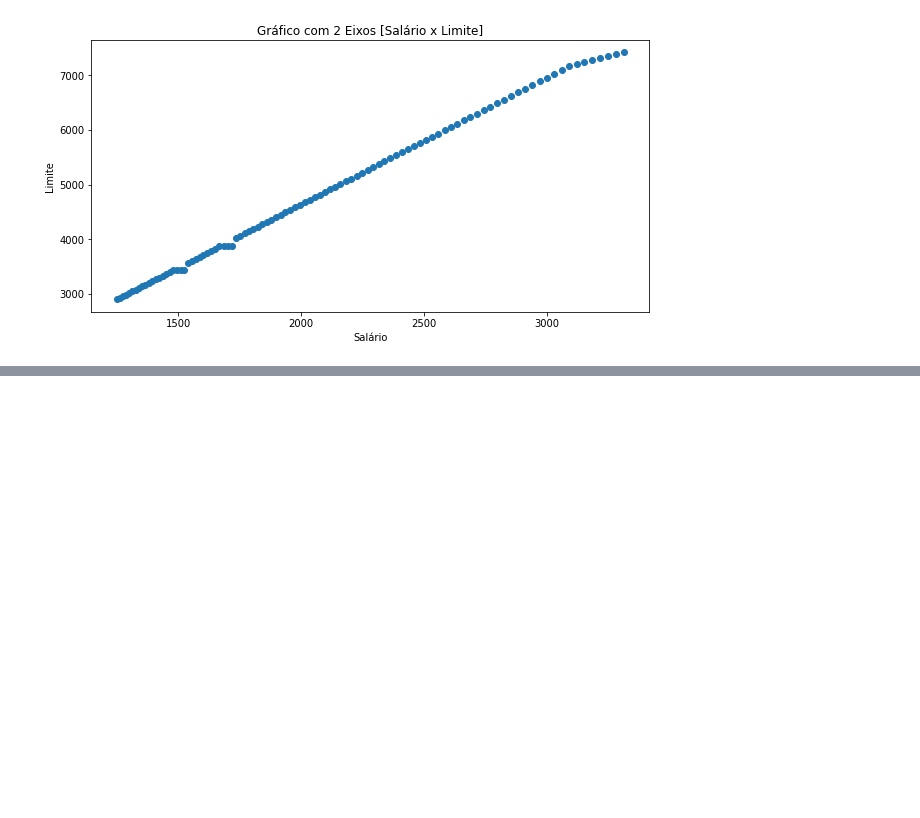
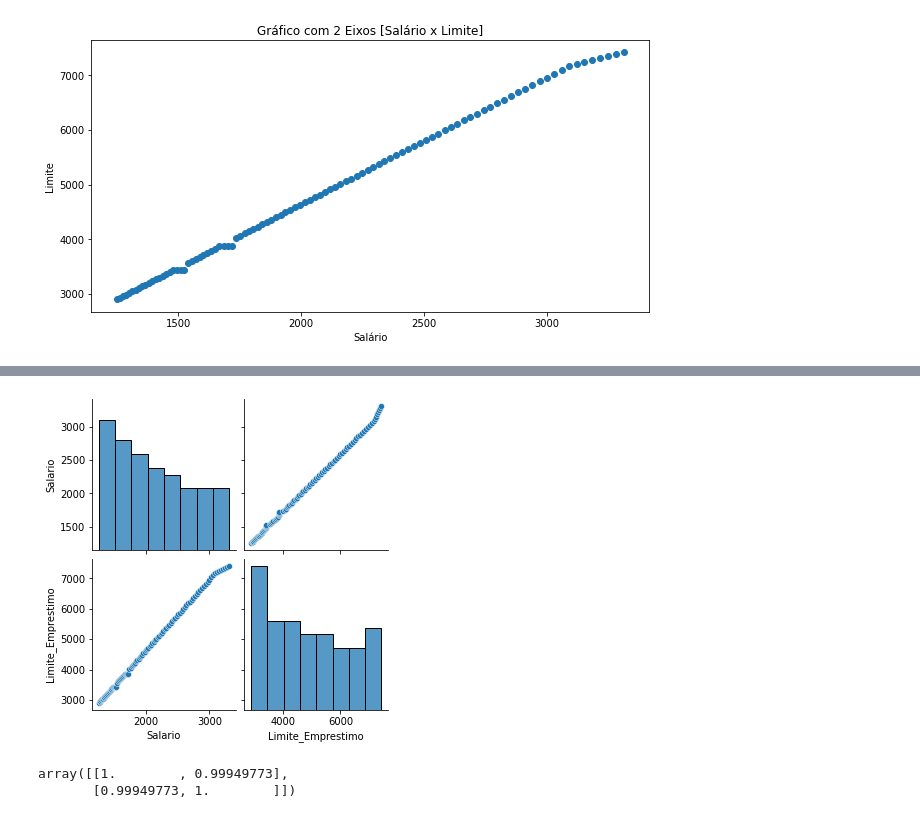
Before and after one commit to reinaldosantana89/Aplica-o-Web-Gerenciamento-Financeiro, a Jupyter notebook: ML_Regressao_Linear.ipynb, the cells around one changed output, grey strips where cells are left out. Drawn from its saved outputs; the diff is of its cells as text; code cells hidden in the pictures; blank space fills up the shorter version.

```diff
--- a/ML_Regressao_Linear.ipynb
+++ b/ML_Regressao_Linear.ipynb
@@ -124,0 +130,10 @@ Text(0, 0.5, 'Limite')
+# %%
+sns.pairplot( Base_Dados);
+# %% [output]
+[figure, added]
+# %%
+Correlação = np.corrcoef( Eixo_x, Eixo_y)
+Correlação
+# %% [output]
+array([[1.        , 0.99949773],
+       [0.99949773, 1.        ]])
```
Also changed, not shown: parts of 2 cells of this notebook.
